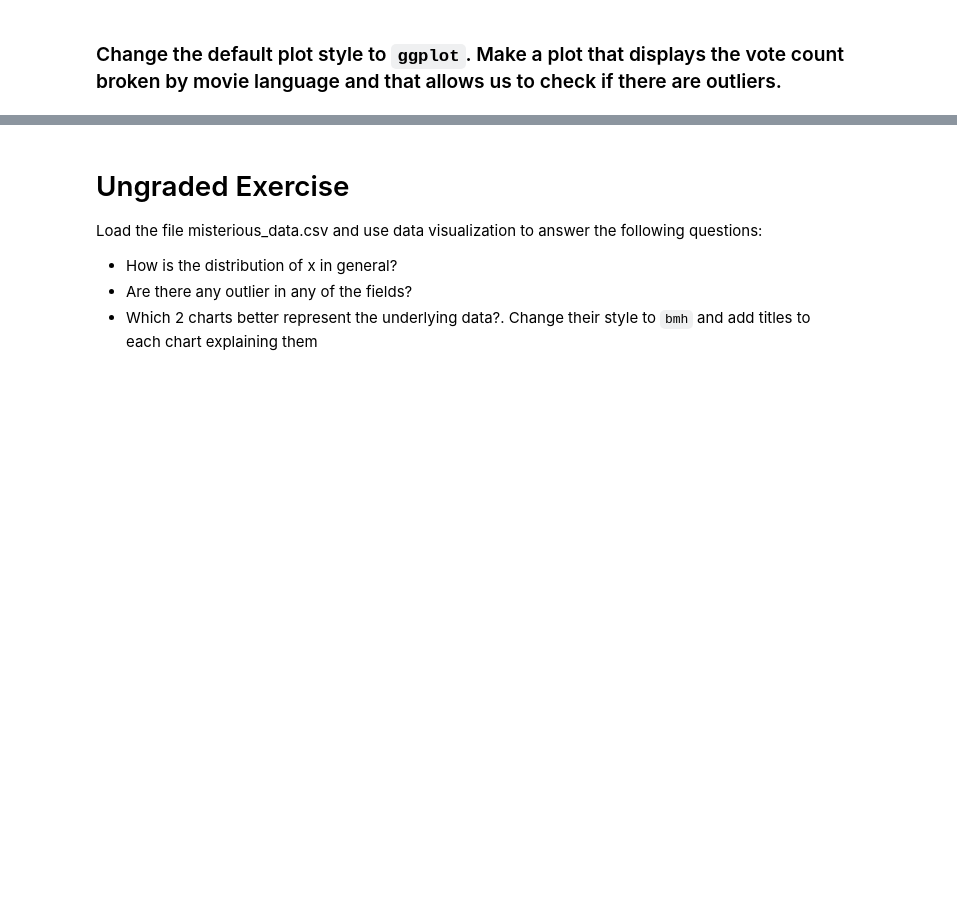
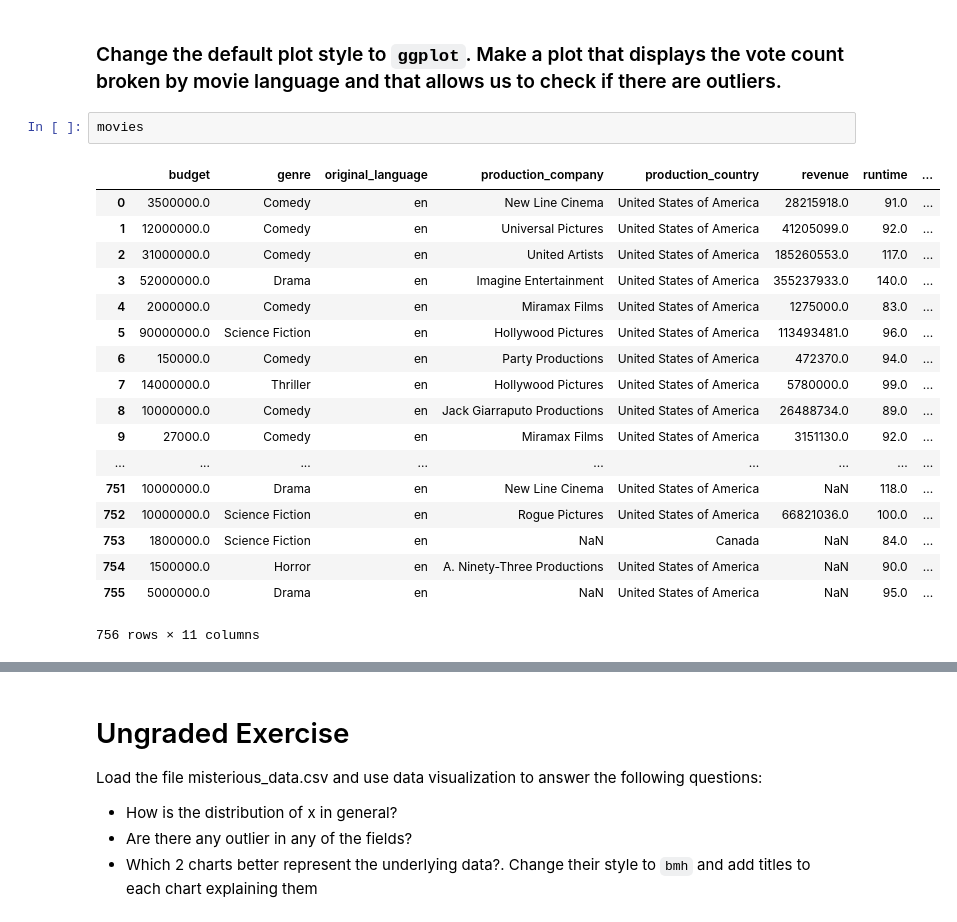
Before and after one commit to fcboss/data-science-academy-workspace, a Jupyter notebook: S01 - Bootcamp and Binary Classification/SLU03 - Visualization with Pandas and Matplotlib/Exercise notebook.ipynb, the cells around one changed output, grey strips where cells are left out. Saved outputs shown, nothing was run; the diff lists cells and outputs as text; blank space fills up the shorter version.

```diff
--- a/S01 - Bootcamp and Binary Classification/SLU03 - Visualization with Pandas and Matplotlib/Exercise notebook.ipynb
+++ b/S01 - Bootcamp and Binary Classification/SLU03 - Visualization with Pandas and Matplotlib/Exercise notebook.ipynb
@@ -195,2 +216,23 @@ AssertionError:
 # %% [markdown]
 ### Change the default plot style to `ggplot`. Make a plot that displays the vote count broken by movie language and that allows us to check if there are outliers.
+# %%
+movies
+# %% [output]
+|  | budget | genre | original_language | production_company | production_country | revenue | runtime | ... |
+| 0 | 3500000.0 | Comedy | en | New Line Cinema | United States of America | 28215918.0 | 91.0 | ... |
+| 1 | 12000000.0 | Comedy | en | Universal Pictures | United States of America | 41205099.0 | 92.0 | ... |
+| 2 | 31000000.0 | Comedy | en | United Artists | United States of America | 185260553.0 | 117.0 | ... |
+| 3 | 52000000.0 | Drama | en | Imagine Entertainment | United States of America | 355237933.0 | 140.0 | ... |
+| 4 | 2000000.0 | Comedy | en | Miramax Films | United States of America | 1275000.0 | 83.0 | ... |
+| 5 | 90000000.0 | Science Fiction | en | Hollywood Pictures | United States of America | 113493481.0 | 96.0 | ... |
+| 6 | 150000.0 | Comedy | en | Party Productions | United States of America | 472370.0 | 94.0 | ... |
+| 7 | 14000000.0 | Thriller | en | Hollywood Pictures | United States of America | 5780000.0 | 99.0 | ... |
+| 8 | 10000000.0 | Comedy | en | Jack Giarraputo Productions | United States of America | 26488734.0 | 89.0 | ... |
+| 9 | 27000.0 | Comedy | en | Miramax Films | United States of America | 3151130.0 | 92.0 | ... |
+| ... | ... | ... | ... | ... | ... | ... | ... | ... |
+| 751 | 10000000.0 | Drama | en | New Line Cinema | United States of America | NaN | 118.0 | ... |
+| 752 | 10000000.0 | Science Fiction | en | Rogue Pictures | United States of America | 66821036.0 | 100.0 | ... |
+| 753 | 1800000.0 | Science Fiction | en | NaN | Canada | NaN | 84.0 | ... |
+| 754 | 1500000.0 | Horror | en | A. Ninety-Three Productions | United States of America | NaN | 90.0 | ... |
+| 755 | 5000000.0 | Drama | en | NaN | United States of America | NaN | 95.0 | ... |
+756 rows × 11 columns
```
Also changed, not shown: parts of 18 cells of this notebook.
